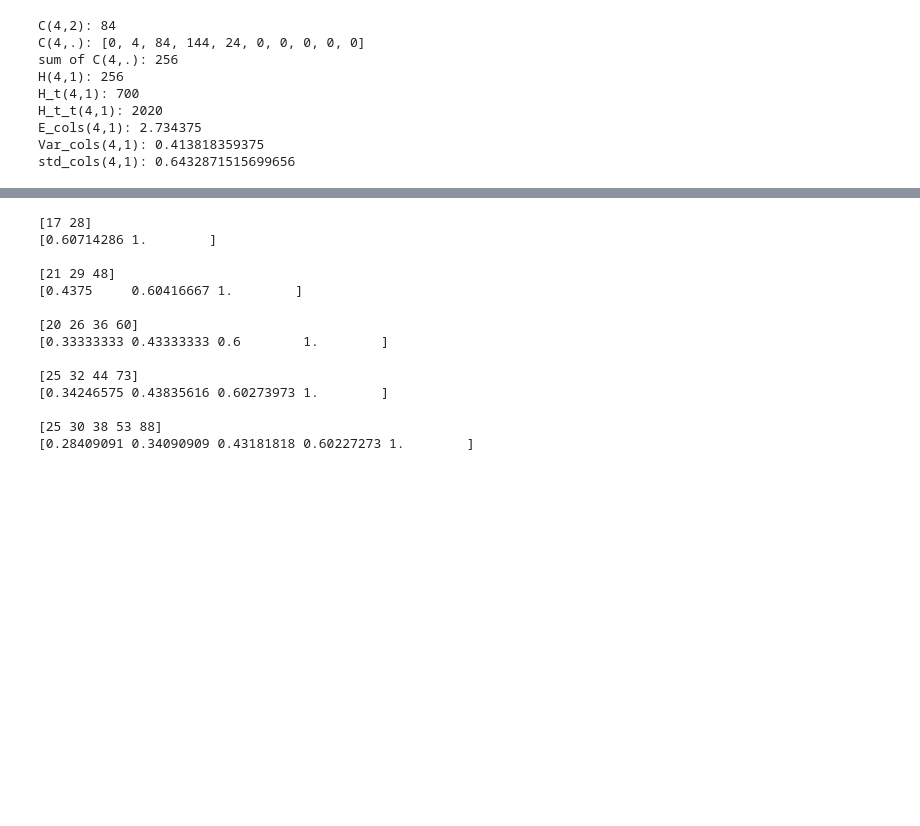
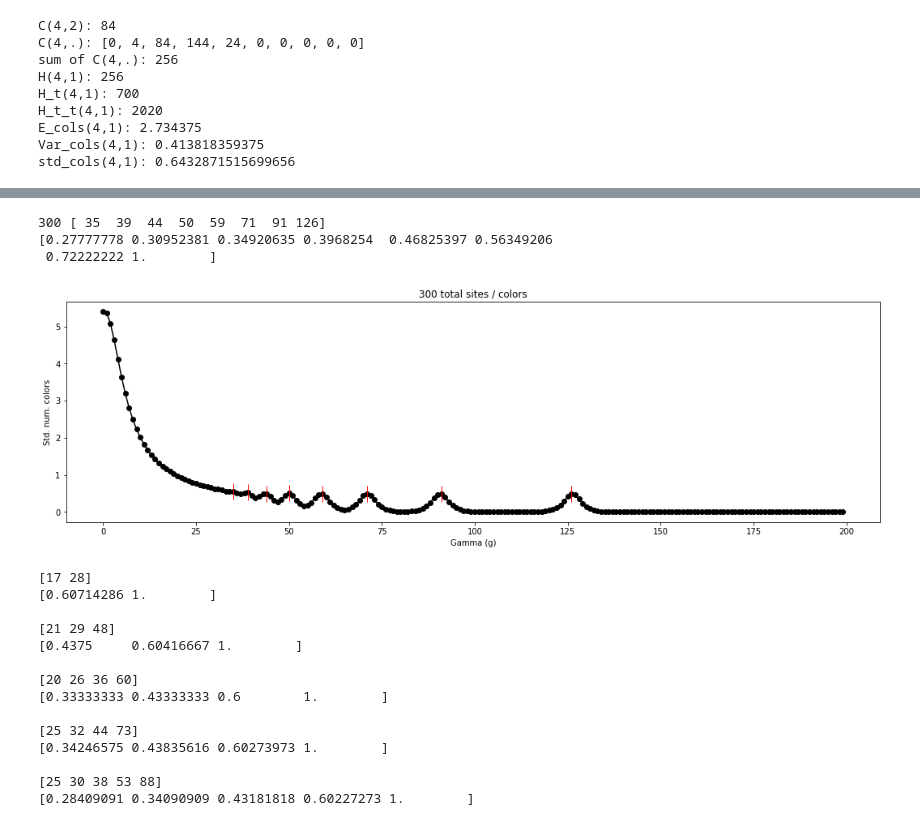
Before and after one commit to oscargomezq/Capstone-RCM, a Jupyter notebook: Stirling.ipynb, the cells around one changed output, grey strips where cells are left out. Drawn from its saved outputs; the diff is of its cells as text; code cells hidden in the pictures; blank space fills up the shorter version.

```diff
--- a/Stirling.ipynb
+++ b/Stirling.ipynb
@@ -149,3 +187,10 @@ def plot_avg_std_colors (N):
+# %%
+plot_std_colors(300)
+# %% [output]
+300 [ 35  39  44  50  59  71  91 126]
+[0.27777778 0.30952381 0.34920635 0.3968254  0.46825397 0.56349206
+ 0.72222222 1.        ]
+[figure, added]
 # %%
 # plot_std_colors(9)
 # plot_std_colors(16)
```
Also changed, not shown: parts of 6 cells of this notebook.
